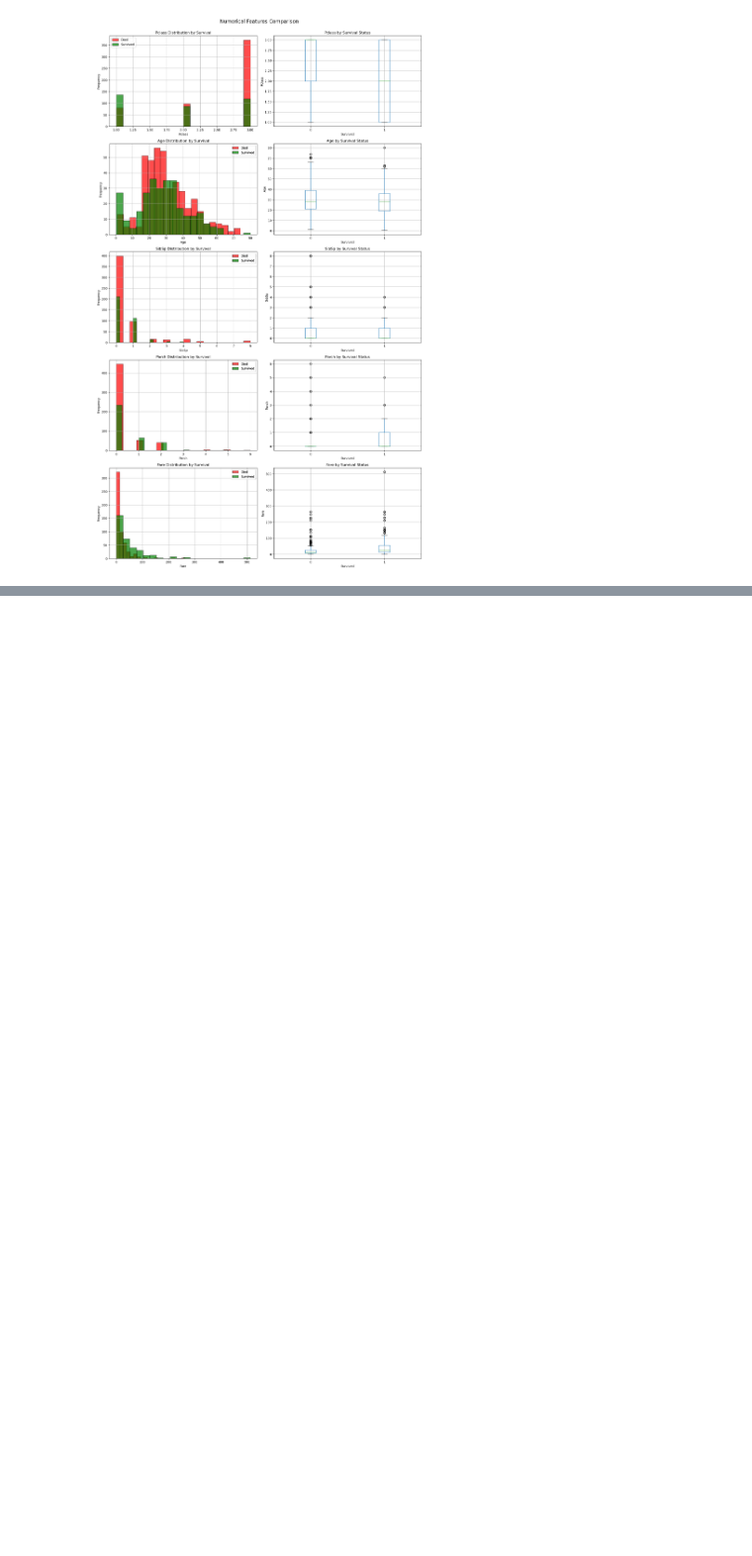
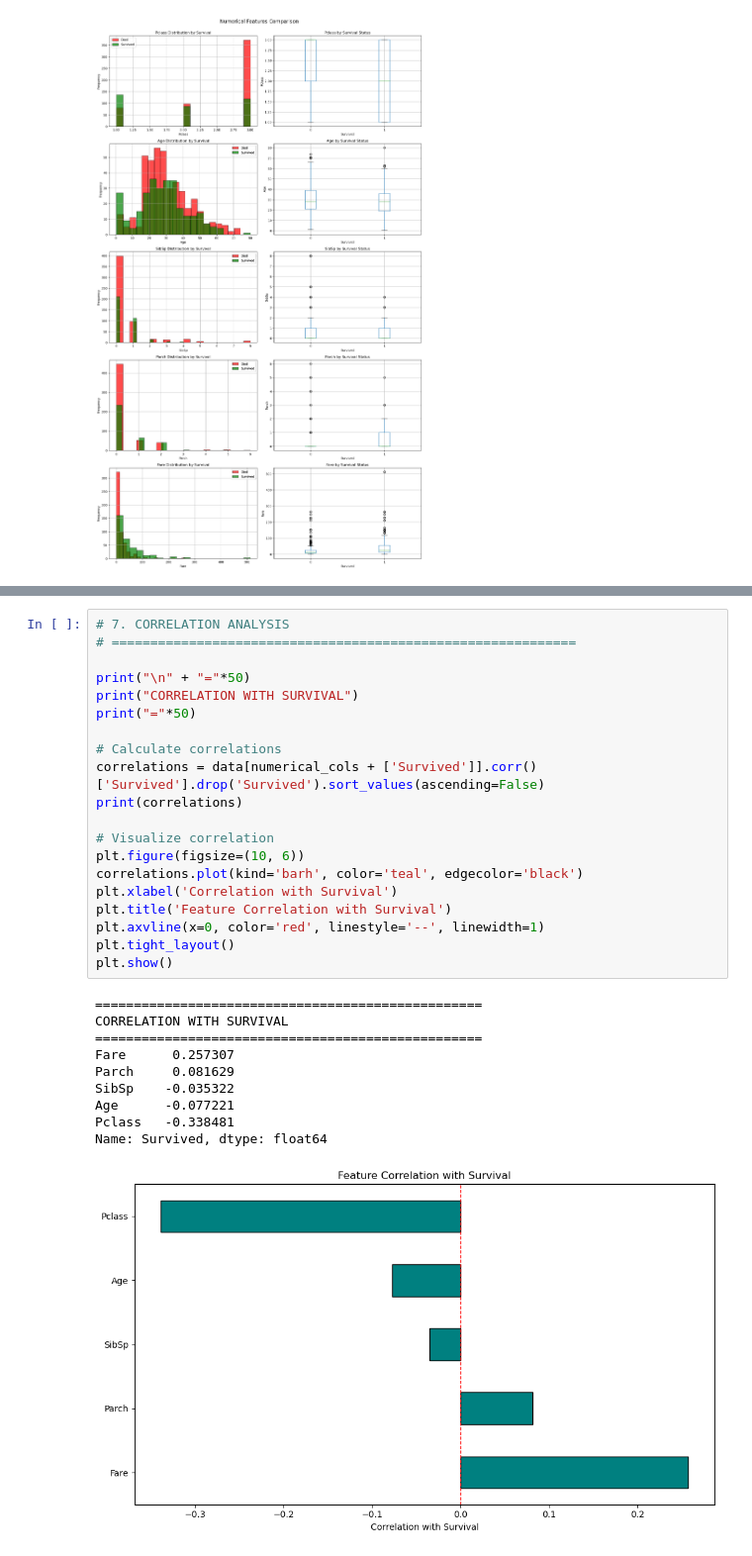
Before and after one commit to codedbydumi/kaggle-playground, a Jupyter notebook: Titanic Project/Untitled.ipynb, the cells around one changed output, grey strips where cells are left out. Shown: that part at 99% size. Saved outputs shown, nothing was run; the diff lists cells and outputs as text; blank space fills up the shorter version.

```diff
--- a/Titanic Project/Untitled.ipynb
+++ b/Titanic Project/Untitled.ipynb
@@ -211,0 +243,31 @@ plt.show()
+# %%
+# 7. CORRELATION ANALYSIS
+# ============================================================
+
+print("\n" + "="*50)
+print("CORRELATION WITH SURVIVAL")
+print("="*50)
+
+# Calculate correlations
+correlations = data[numerical_cols + ['Survived']].corr()['Survived'].drop('Survived').sort_values(ascending=False)
+print(correlations)
+
+# Visualize correlation
+plt.figure(figsize=(10, 6))
+correlations.plot(kind='barh', color='teal', edgecolor='black')
+plt.xlabel('Correlation with Survival')
+plt.title('Feature Correlation with Survival')
+plt.axvline(x=0, color='red', linestyle='--', linewidth=1)
+plt.tight_layout()
+plt.show()
+# %% [output]
+==================================================
+CORRELATION WITH SURVIVAL
+==================================================
+Fare      0.257307
+Parch     0.081629
+SibSp    -0.035322
+Age      -0.077221
+Pclass   -0.338481
+Name: Survived, dtype: float64
+[figure, added]
```
Also changed, not shown: parts of 2 cells of this notebook.
